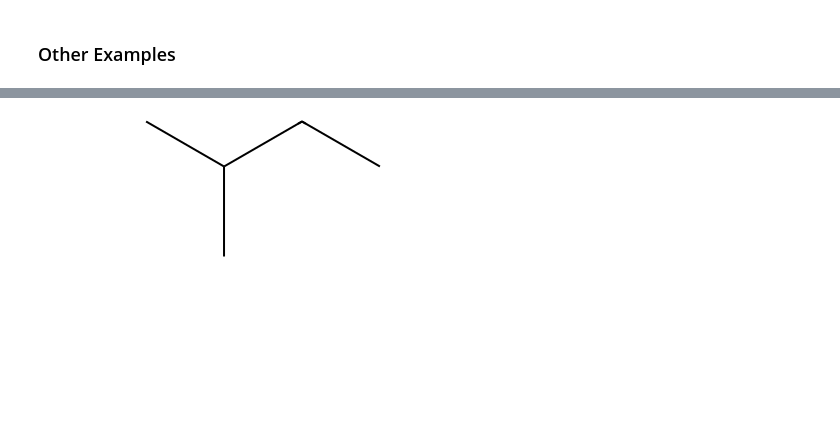
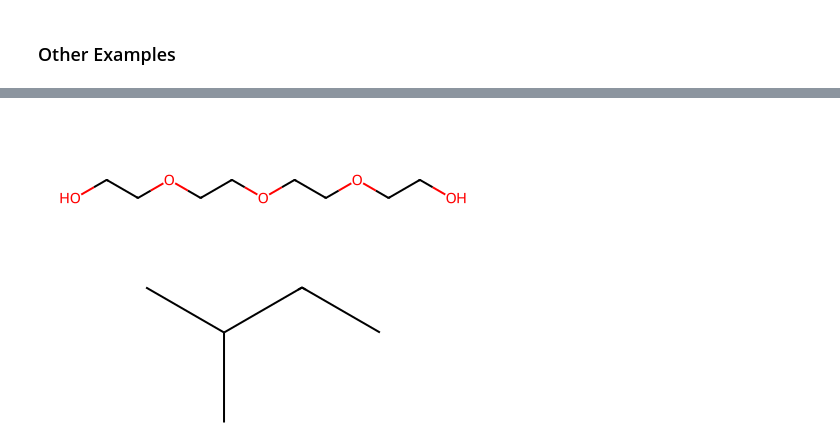
Before and after one commit to matta-research-group/SwiftPol, a Jupyter notebook: Example_Notebooks/rxn_smarts.ipynb, the cells around one changed output, grey strips where cells are left out. Cells and saved outputs as stored; diff of their text form; code cells hidden in the pictures; blank space fills up the shorter version.

```diff
--- a/Example_Notebooks/rxn_smarts.ipynb
+++ b/Example_Notebooks/rxn_smarts.ipynb
@@ -67,3 +61,11 @@ ROP_iodine.RunReactants((reactant1, reactant2))[0][0]
+# %%
+# Build PEG using SwiftPol
+build.build_polymer('AAAA',
+                    ['IOCCOI'], # Iodine is used to mark reaction sites
+                    AllChem.ReactionFromSmarts('[C:1]-[O:2]-[I:3].[C:4]-[O:5]-[I:6]>>[C:1]-[O:2]-[C:4].[I:3][O:5][I:6]')
+)
+# %% [output]
+[figure, added]
 # %%
 # Polyolephin Formation
 reactant1 = Chem.MolFromSmiles('C=CC')
```
Also changed, not shown: parts of 14 cells of this notebook.
